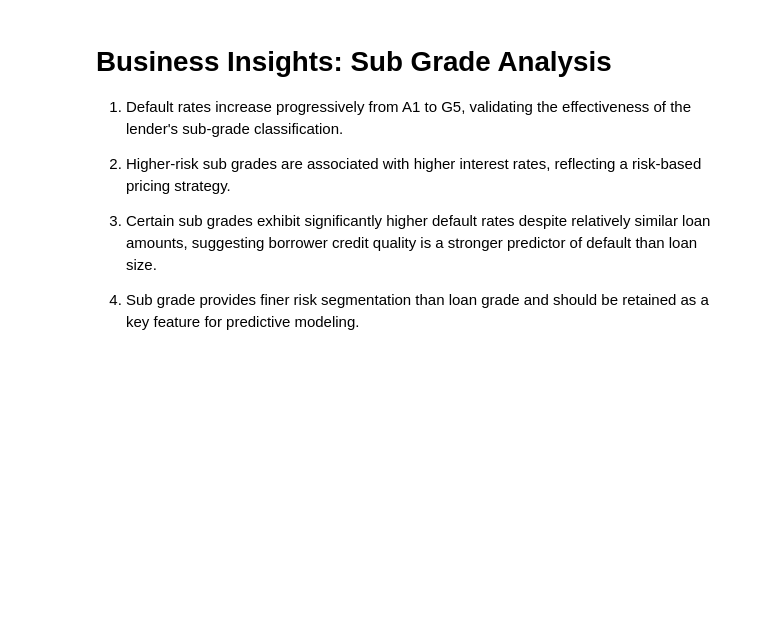
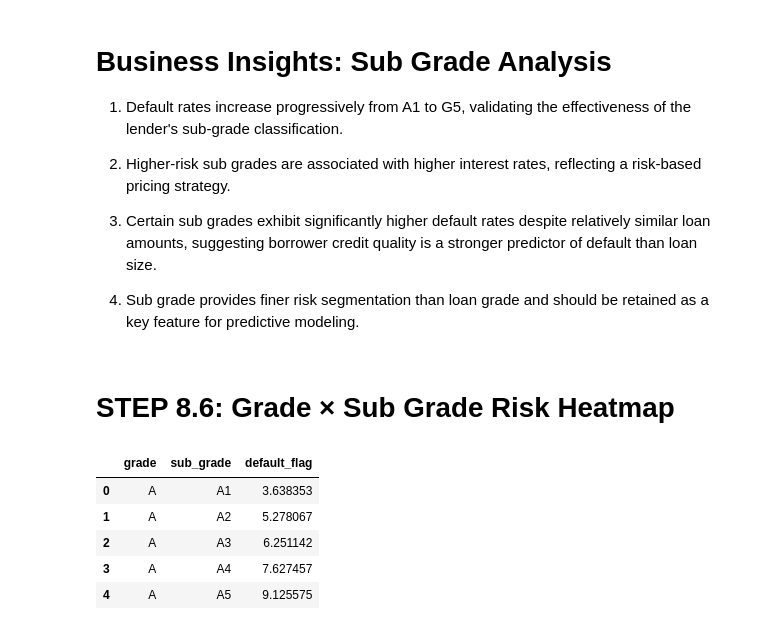
Before and after one commit to purvapatil565/Credit-Risk-Portfolio-Analytics, a Jupyter notebook: notebooks/04_exploratory_data_analysis.ipynb, the cells around one changed output. Drawn from its saved outputs; the diff is of its cells as text; code cells hidden in the pictures; blank space fills up the shorter version.

```diff
--- a/notebooks/04_exploratory_data_analysis.ipynb
+++ b/notebooks/04_exploratory_data_analysis.ipynb
@@ -1014,3 +1014,28 @@ subgrade_summary
 3. Certain sub grades exhibit significantly higher default rates despite relatively similar loan amounts, suggesting borrower credit quality is a stronger predictor of default than loan size.
 
 4. Sub grade provides finer risk segmentation than loan grade and should be retained as a key feature for predictive modeling.
+# %% [markdown]
+# STEP 8.6: Grade × Sub Grade Risk Heatmap
+# %%
+# ============================================================
+# STEP 8.6.1 : Default Rate by Grade and Sub Grade
+# ============================================================
+
+heatmap_df = (
+    loan_df
+    .groupby(["grade", "sub_grade"])["default_flag"]
+    .mean()
+    .reset_index()
+)
+
+# Convert to percentage
+heatmap_df["default_flag"] *= 100
+
+heatmap_df.head()
+# %% [output]
+|  | grade | sub_grade | default_flag |
+| 0 | A | A1 | 3.638353 |
+| 1 | A | A2 | 5.278067 |
+| 2 | A | A3 | 6.251142 |
+| 3 | A | A4 | 7.627457 |
+| 4 | A | A5 | 9.125575 |
```
Also changed, not shown: parts of 2 cells of this notebook.
